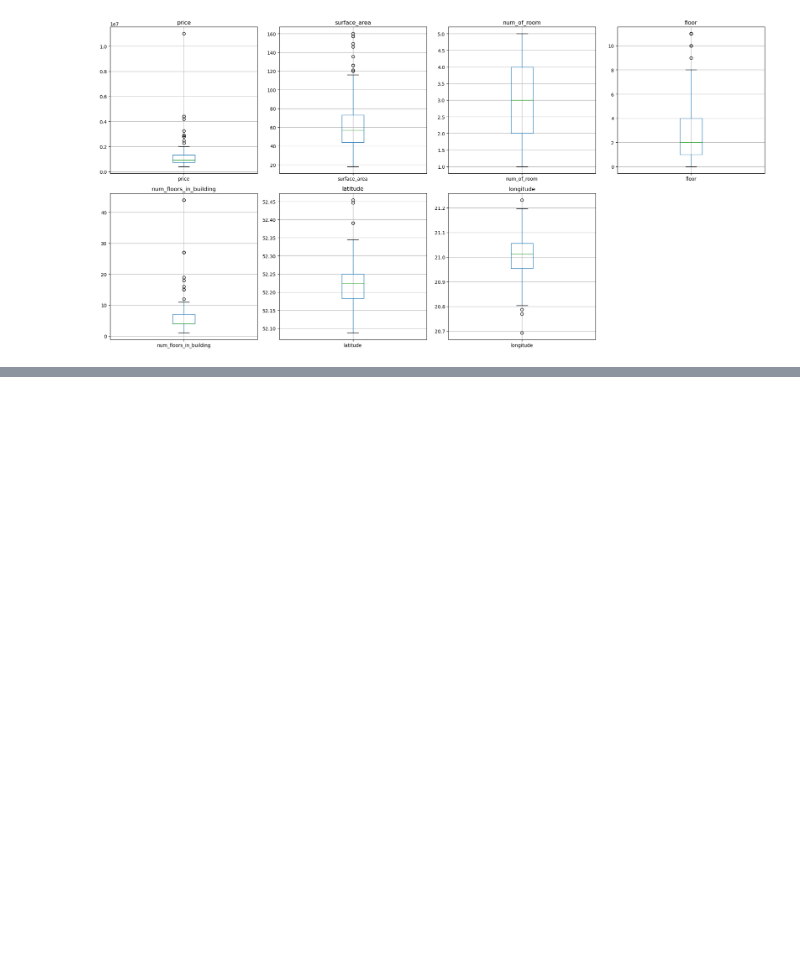
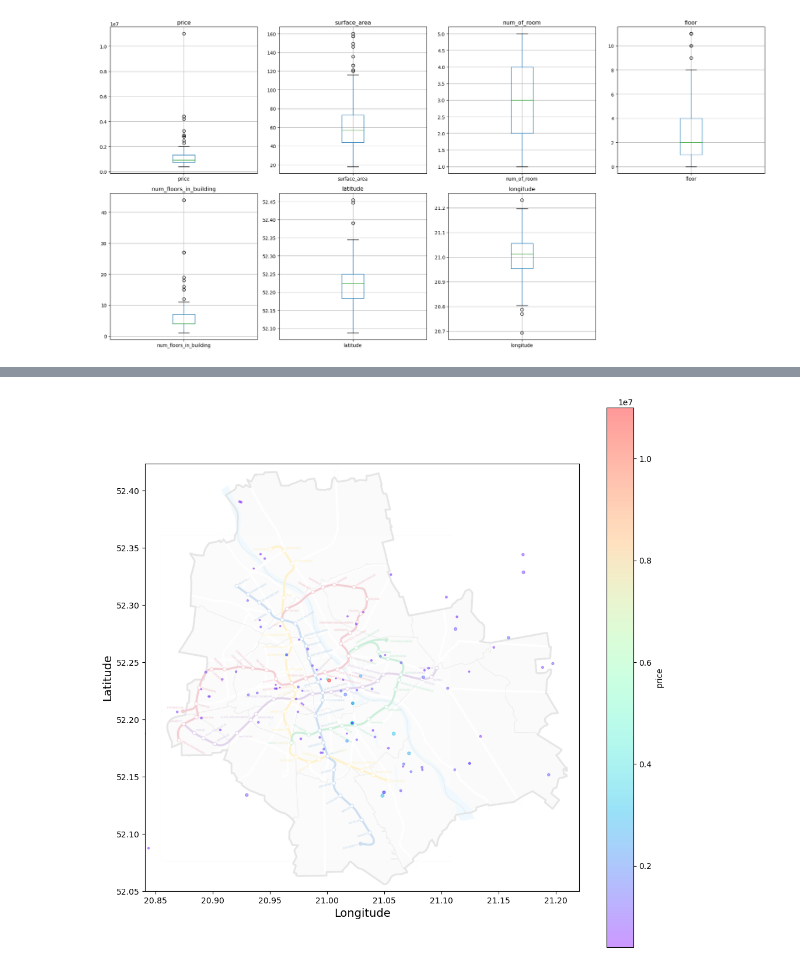
Before and after one commit to purnp2/Otodom_Scrapper_Analysis, a Jupyter notebook: 02_Otodom_Cleaner.ipynb, the cells around one changed output, grey strips where cells are left out. Saved outputs shown, nothing was run; the diff lists cells and outputs as text; code cells hidden in the pictures; blank space fills up the shorter version.

```diff
--- a/02_Otodom_Cleaner.ipynb
+++ b/02_Otodom_Cleaner.ipynb
@@ -254,0 +270,3 @@ df.to_csv(file + '_cleaned.csv', index=False)
+# %%
+df = df[df['price'].notna()]
+df.head(5)
@@ -254,0 +280,33 @@ df.to_csv(file + '_cleaned.csv', index=False)
+# %%
+from PIL import Image
+
+warsaw_metro_2050_image_url = r'C:\Users\Purn\Documents\GitHub\Otodom_Scrapper_Analysis\Warszawa_metra_2050.png'
+
+image = np.array(Image.open(warsaw_metro_2050_image_url))
+
+# plot the populations with density and colors
+ax = df.plot(kind = "scatter",
+            x = "longitude",
+            y = "latitude",
+            alpha = 0.4,
+            s = df["surface_area"]/10,
+            figsize = (12,12),
+            c = "price", cmap = plt.get_cmap("rainbow"),
+            colorbar = True,
+            sharex = True)
+
+# Adjust the cali_image's x and y axis according to the longitutes and latitudes of the df.
+# plt.imshow(image, extent=[20.840682, 21.220630, 52.109328, 52.353667], alpha=0.4) # works, but horizontal, original estimated coordinates
+plt.imshow(image, extent=[20.840682, 21.220630, 52.05, 52.423667], alpha=0.2) # coordinates are adjustable
+plt.ylabel("Latitude", fontsize=14)
+plt.xlabel("Longitude", fontsize=14)
+
+# prices = df["price"]
+# tick_values = np.linspace(prices.min(), prices.max(), 11)
+# cbar = plt.colorbar(cmap = "rainbow")
+# cbar.ax.set_yticklabels(["zł %dk"%(round(v/1000)) for v in tick_values], fontsize=14)
+# cbar.set_label('House Price', fontsize=16)
+
+plt.show()
+# %% [output]
+[figure, added]
```
Also changed, not shown: parts of 12 cells of this notebook, 8 other files.
